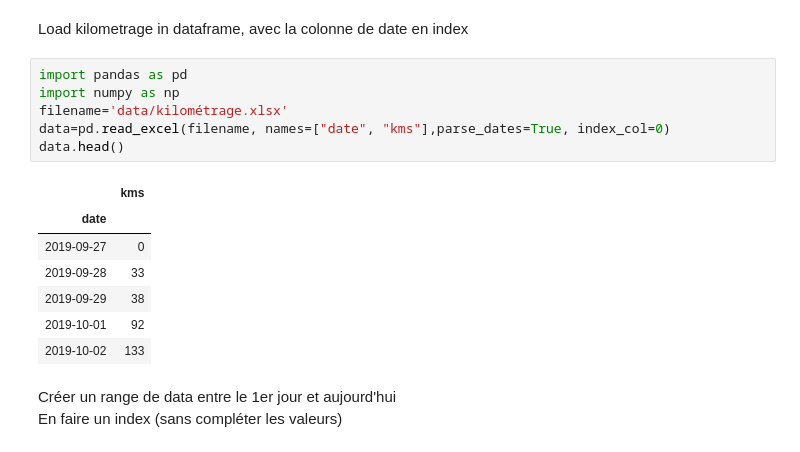
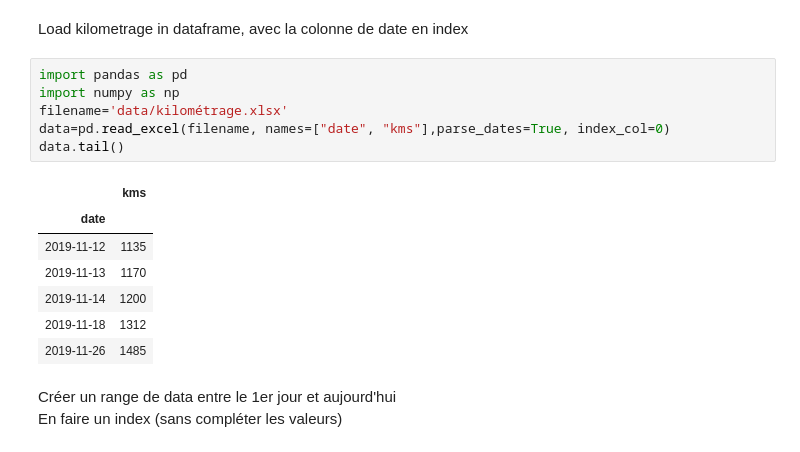
Before and after one commit to castorfou/data-scientist-skills, a Jupyter notebook: python-sandbox/zoe/zoe_prevision-37-mois.ipynb, the cells around one changed output. Cells and saved outputs as stored; diff of their text form.

```diff
--- a/python-sandbox/zoe/zoe_prevision-37-mois.ipynb
+++ b/python-sandbox/zoe/zoe_prevision-37-mois.ipynb
@@ -63,17 +63,17 @@ Load kilometrage in dataframe, avec la colonne de date en index
 # %%
 import pandas as pd
 import numpy as np
 filename='data/kilométrage.xlsx'
 data=pd.read_excel(filename, names=["date", "kms"],parse_dates=True, index_col=0)
-data.head()
+data.tail()
 # %% [output]
 |  | kms |
 | date |  |
-| 2019-09-27 | 0 |
-| 2019-09-28 | 33 |
-| 2019-09-29 | 38 |
-| 2019-10-01 | 92 |
-| 2019-10-02 | 133 |
+| 2019-11-12 | 1135 |
+| 2019-11-13 | 1170 |
+| 2019-11-14 | 1200 |
+| 2019-11-18 | 1312 |
+| 2019-11-26 | 1485 |
 # %% [markdown]
 Créer un range de data entre le 1er jour et aujourd'hui <br>
 En faire un index (sans compléter les valeurs)
```
Also changed, not shown: parts of 14 cells of this notebook, 3 other files.
